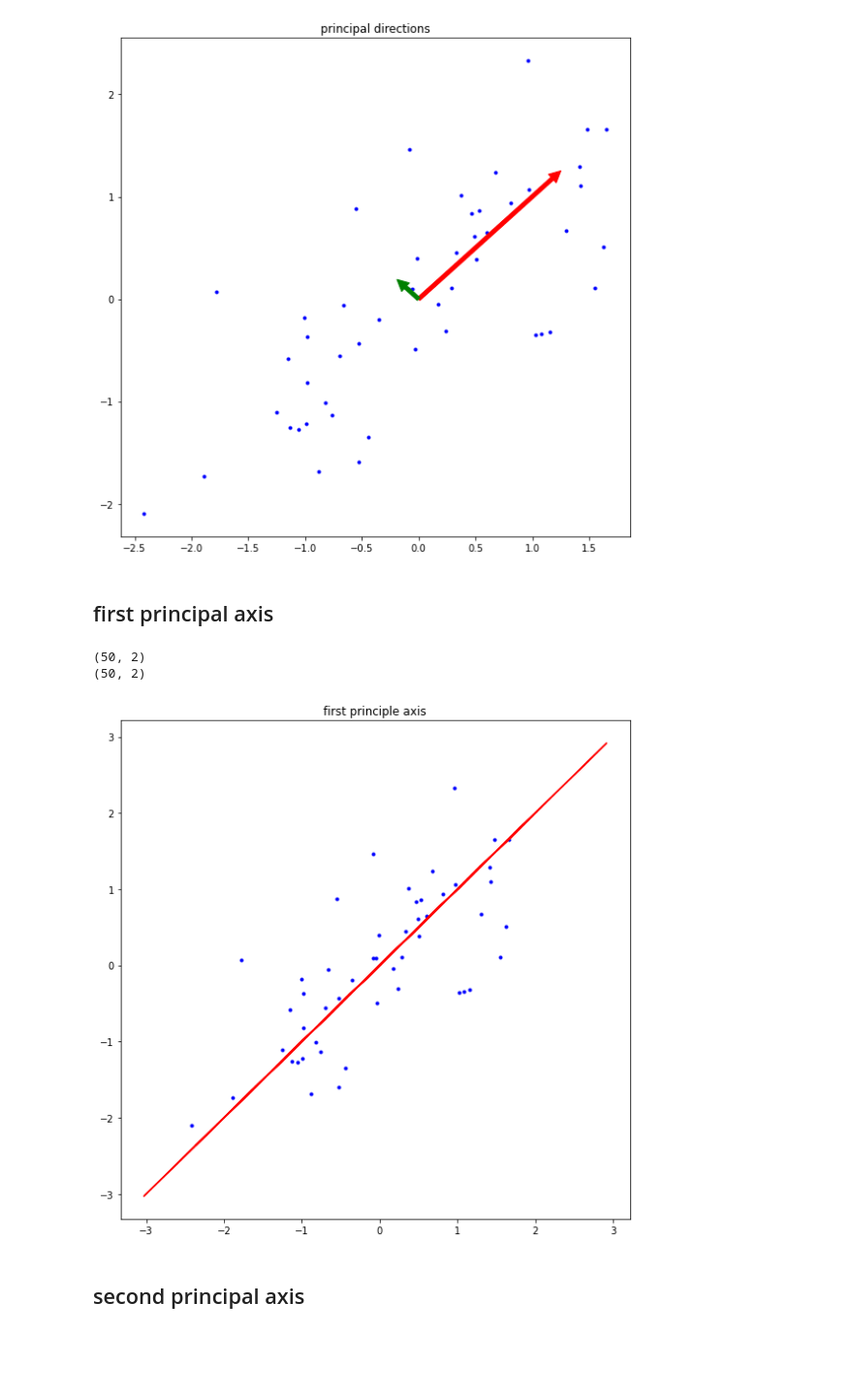
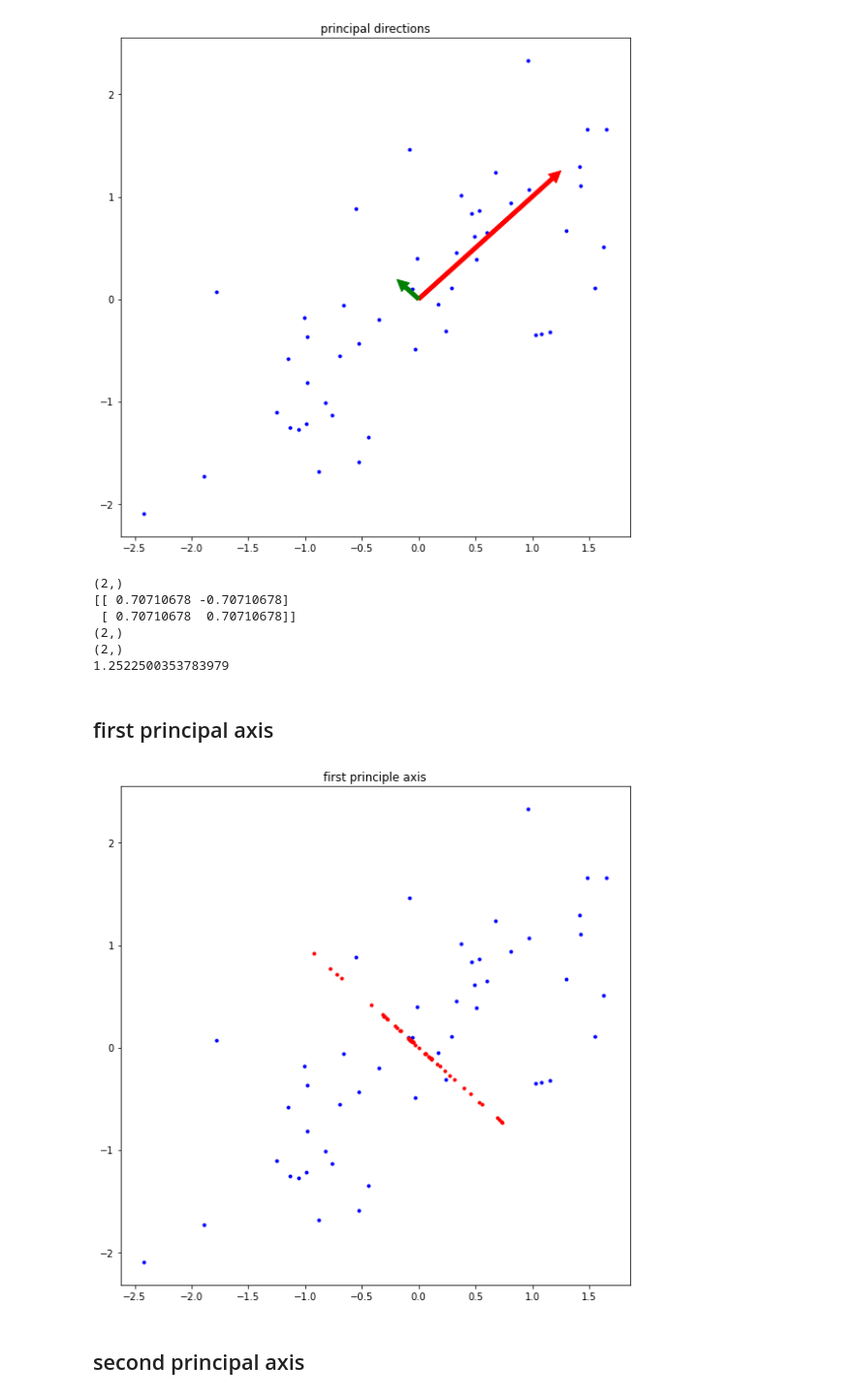
Before and after one commit to DancingGamza/Machine_learning, a Jupyter notebook: assignment_12.ipynb, the cells around one changed output. Shown at 97% size. Drawn from its saved outputs; the diff is of its cells as text; code cells hidden in the pictures; blank space fills up the shorter version.

```diff
--- a/assignment_12.ipynb
+++ b/assignment_12.ipynb
@@ -115,28 +118,41 @@ plt.tight_layout()
 plt.show()
 # %% [output]
 [figure]
+# %%
+print(eigen_val.shape)
+print(eigen_vec)
+print(eigen_vec[0].shape)
+print(eig_vec1.shape)
+print(eig_vec1[0])
+# %% [output]
+(2,)
+[[ 0.70710678 -0.70710678]
+ [ 0.70710678  0.70710678]]
+(2,)
+(2,)
+1.2522500353783979
 # %% [markdown]
 ## first principal axis
 # %%
 plt.figure(figsize=(8,8))
 plt.title('first principle axis')
 
 plt.plot(x, y, '.', color = 'blue')
 
-projectedX = feature.dot(eig_vec1.T[0])
-projectedY = feature.dot(eig_vec1.T[1])
+projectedX1 = feature.dot(eigen_vec[0]).reshape(50,1)
 
-print(projectedX.shape)
-print(projectedY.shape)
+k = eigen_vec[0].reshape(1,2)
+L = projectedX1.dot(k) + np.mean(feature)
 
 
-plt.plot(projectedX, projectedY, '-', color = 'red')
+for i in range(50):
+    plt.plot(L[i,0],L[i,1], '.', color = 'red')
+
+
 
 plt.tight_layout()
 plt.show()
 # %% [output]
-(50, 2)
-(50, 2)
-[figure, old version]
+[figure, new version]
 # %% [markdown]
 ## second principal axis
```
Also changed, not shown: parts of 4 cells of this notebook.
